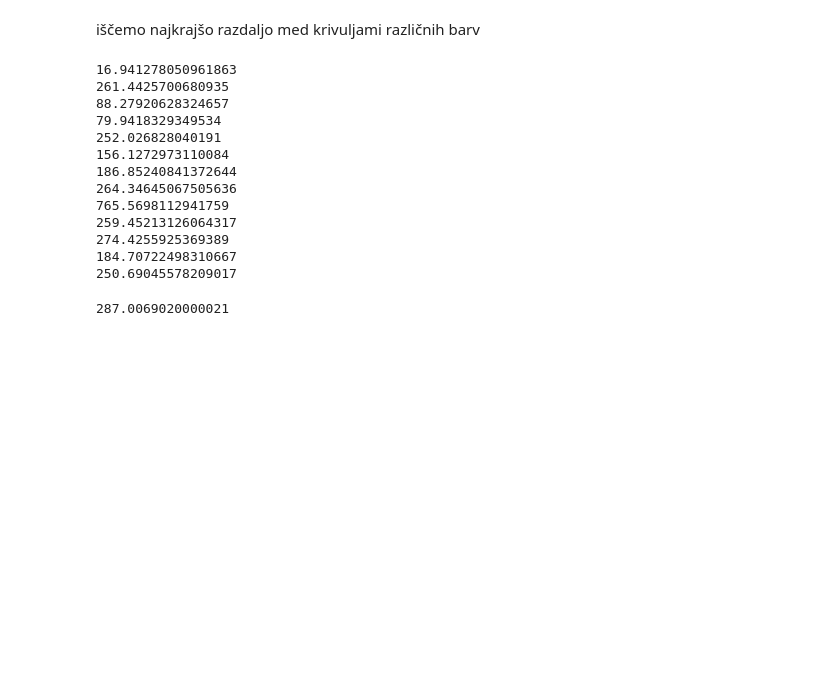
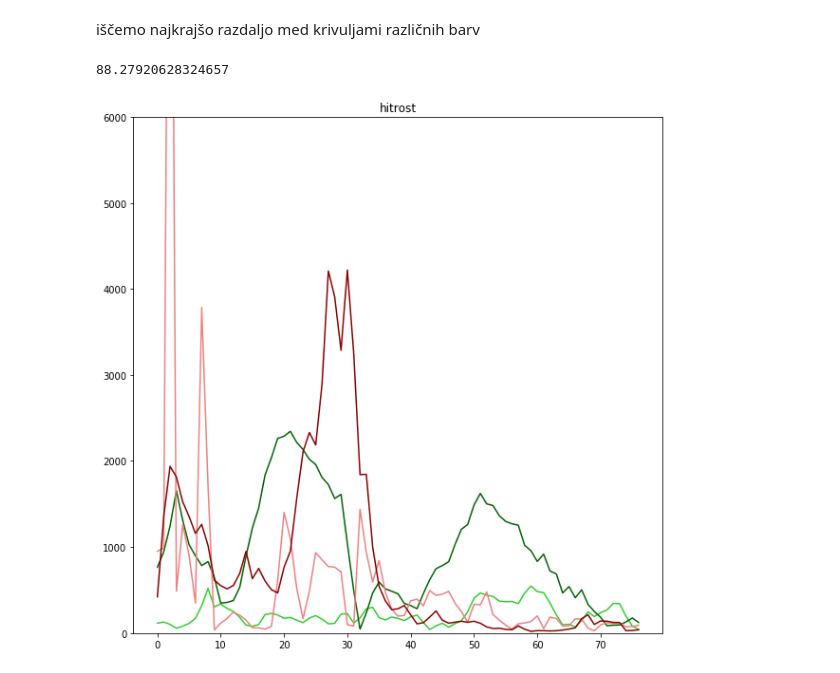
Before and after one commit to tadejpetric/behaviour-analysis, a Jupyter notebook: Astra_analysis.ipynb, the cells around one changed output. Drawn from its saved outputs; the diff is of its cells as text; code cells hidden in the pictures; blank space fills up the shorter version.

Commit message:
add speed charts

```diff
--- a/Astra_analysis.ipynb
+++ b/Astra_analysis.ipynb
@@ -7,6 +7,8 @@ import math
 from mpl_toolkits.mplot3d import Axes3D
 import matplotlib.pyplot as plt
 # %%
+fps = (29.5)
+
 def prepare_tables(table):
     first_body = table.bodyid[0]
     second_body = table.bodyid[1]
@@ -96,6 +80,9 @@ iščemo najkrajšo razdaljo med krivuljami različnih barv
 # %%
 def euclidean_norm_sq(a, b):
     return (a[0]-b[0])**2 + (a[1]-b[1])**2 + (a[2]-b[2])**2
+
+def euclidean_norm(a, b):
+    return math.sqrt(euclidean_norm_sq(a,b))
 
 def shortest_distance(first_body, second_body):
     dist = 99999999 # distances are only 1000ish apart
@@ -106,24 +93,34 @@ def shortest_distance(first_body, second_body):
                     dist = min(dist, euclidean_norm_sq(coor1, coor2))
 
     return dist
+
+
+for (a,b) in instances:
+    print(math.sqrt(shortest_distance(a,b)))
+# %% [output]
+88.27920628324657
-# %%
-for (a,b) in instances:
-    print(math.sqrt(shortest_distance(a,b)))
-# %% [output]
-16.941278050961863
-261.4425700680935
-88.27920628324657
-79.9418329349534
-252.026828040191
-156.1272973110084
-186.85240841372644
-264.34645067505636
-765.5698112941759
-259.45213126064317
-274.4255925369389
-184.70722498310667
-250.69045578209017
-# %%
-shortest_distance(a,b)
-# %% [output]
-287.0069020000021
+# %%
+def iterate_pair(arr):
+    i = 0
+    while i < len(arr) - 1:
+        yield (arr[i], arr[i+1])
+        i += 1
+
+
+def speed(body_part, fps):
+    return [euclidean_norm(a,b) * fps for (a, b) in iterate_pair(body_part)]
+
+
+for (a,b) in instances:
+    fig = plt.figure(figsize=(10,10))
+    ax1 = fig.add_subplot(111)
+    ax1.set_title("hitrost")
+    ax1.set_ylim(-2, 6000)
+    colour = lambda x: colours(True)[x]
+    for i, body_part in enumerate(a):
+        ax1.plot(speed(body_part, fps), color=colour(i))
+    colour = lambda x: colours(False)[x]
+    for i, body_part in enumerate(b):
+        ax1.plot(speed(body_part, fps), color=colour(i))
+# %% [output]
+[figure, added]
```
Also changed, not shown: parts of 1 cell of this notebook.
